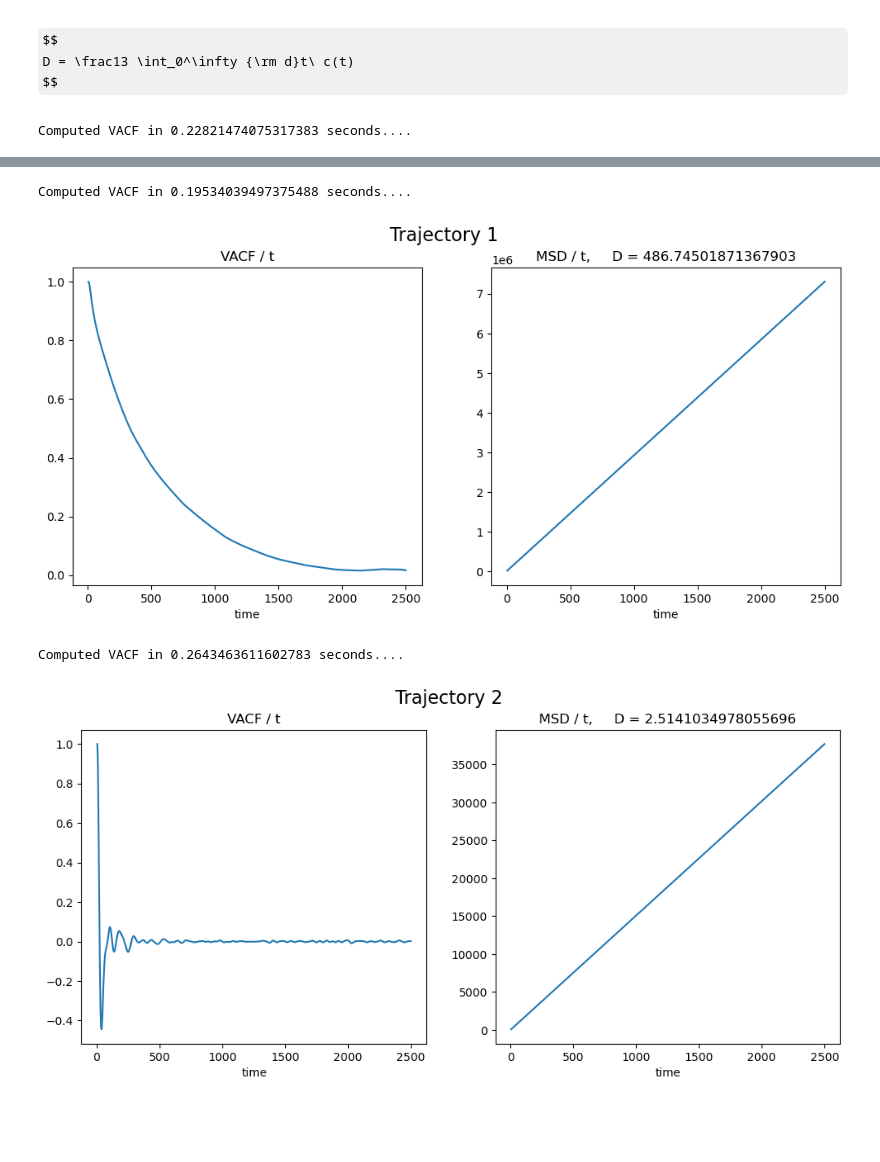
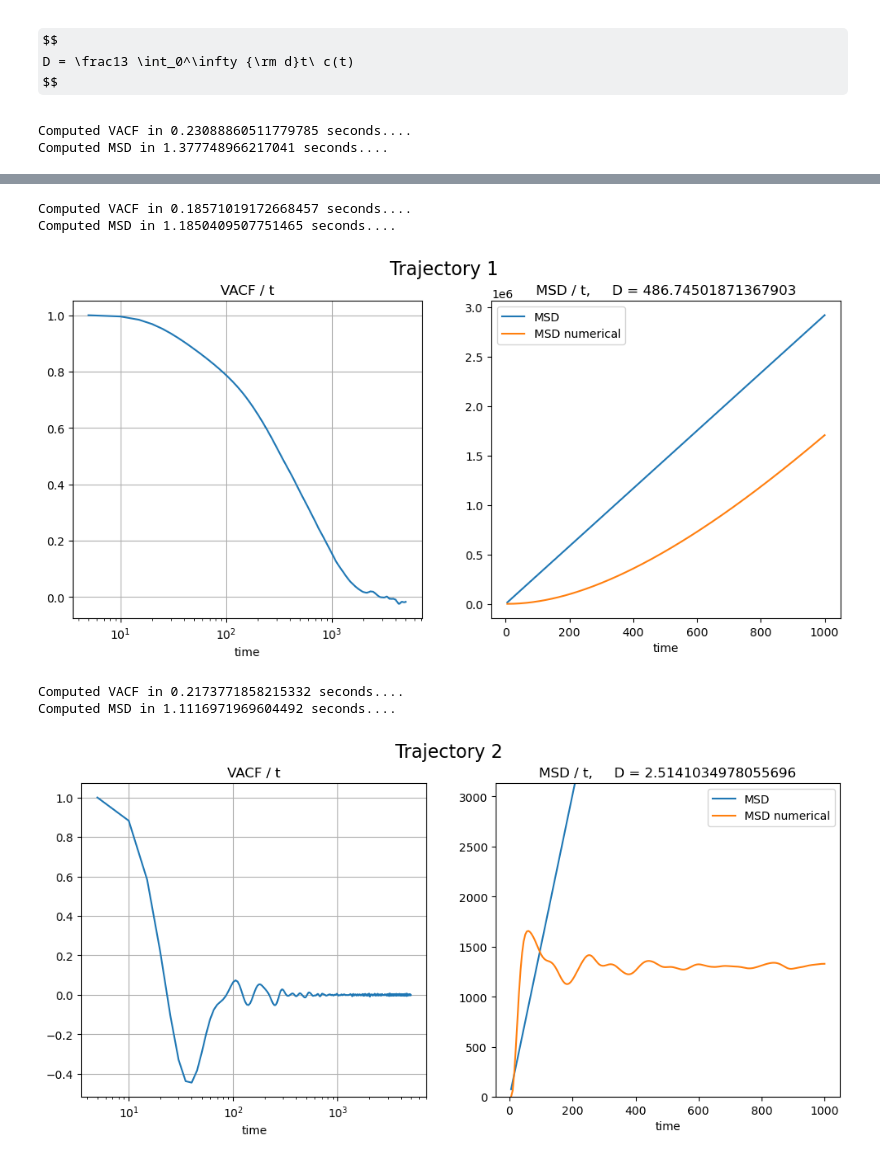
Before and after one commit to jocelas/ACOMP, a Jupyter notebook: sht6/sht6.ipynb, the cells around one changed output, grey strips where cells are left out. Cells and saved outputs as stored; diff of their text form; code cells hidden in the pictures; some formulas as TeX source; blank space fills up the shorter version.

Commit message:
made MSD_numerical

```diff
--- a/sht6/sht6.ipynb
+++ b/sht6/sht6.ipynb
@@ -106,27 +112,34 @@ for i in [(t0, v0), (t1, v1), (t2, v2)]:
     t, v = i
 
     cutin = 0
-    cutoff = 500
+    cutoff = 1000
 
     vacf = time_vacf_fft(v)
     D = compute_D(t, vacf, cutoff = 1000)
     MSD = compute_MSD(D, t)
-    MSD_numerical = compute_MSD_numerical(v, dt = 5)
-    #MSD_numerical -= MSD_numerical[0]
+    t_msd, MSD_numerical = time_MSD_numerical(t, v, cutoff = 10000)
 
     fig, axs = plt.subplots(1, 2, figsize=(12, 5))
-    axs[0].plot(t[cutin:cutoff], vacf[cutin:cutoff])
+    axs[0].semilogx(t[cutin:cutoff], vacf[cutin:cutoff])
     axs[0].set_xlabel("time")
     axs[0].set_title("VACF / t")
+    axs[0].grid()
 
-    axs[1].plot(t[cutin:cutoff], MSD[cutin:cutoff])
-    #axs[1].plot(t[cutin:cutoff], MSD_numerical[cutin:cutoff])
+    cutoff = 200
+
+    axs[1].plot(t[cutin:cutoff], MSD[cutin:cutoff], label = "MSD")
+    axs[1].plot(t[cutin:cutoff], MSD_numerical[cutin:cutoff], label = "MSD numerical")
     axs[1].set_xlabel("time")
     axs[1].set_title(f"MSD / t,     D = {D}")
+    axs[1].legend()
+    #axs[1].set_ylim(0, min(max(MSD), 1.5*max(MSD_numerical)))
+    if j == 2:
+        axs[1].set_ylim(0, 1.5*max(MSD_numerical))
 
     fig.suptitle(f"Trajectory {j}", fontsize = 16)
     plt.show()
 
     j += 1
 # %% [output]
-Computed VACF in 0.22821474075317383 seconds....
+Computed VACF in 0.23088860511779785 seconds....
+Computed MSD in 1.377748966217041 seconds....
@@ -134,4 +147,6 @@ Computed VACF in 0.22821474075317383 seconds....
-Computed VACF in 0.19534039497375488 seconds....
+Computed VACF in 0.18571019172668457 seconds....
+Computed MSD in 1.1850409507751465 seconds....
-[figure, old version]
+[figure, new version]
-Computed VACF in 0.2643463611602783 seconds....
+Computed VACF in 0.2173771858215332 seconds....
+Computed MSD in 1.1116971969604492 seconds....
-[figure, old version]
+[figure, new version]
```
Also changed, not shown: parts of 2 cells of this notebook.
